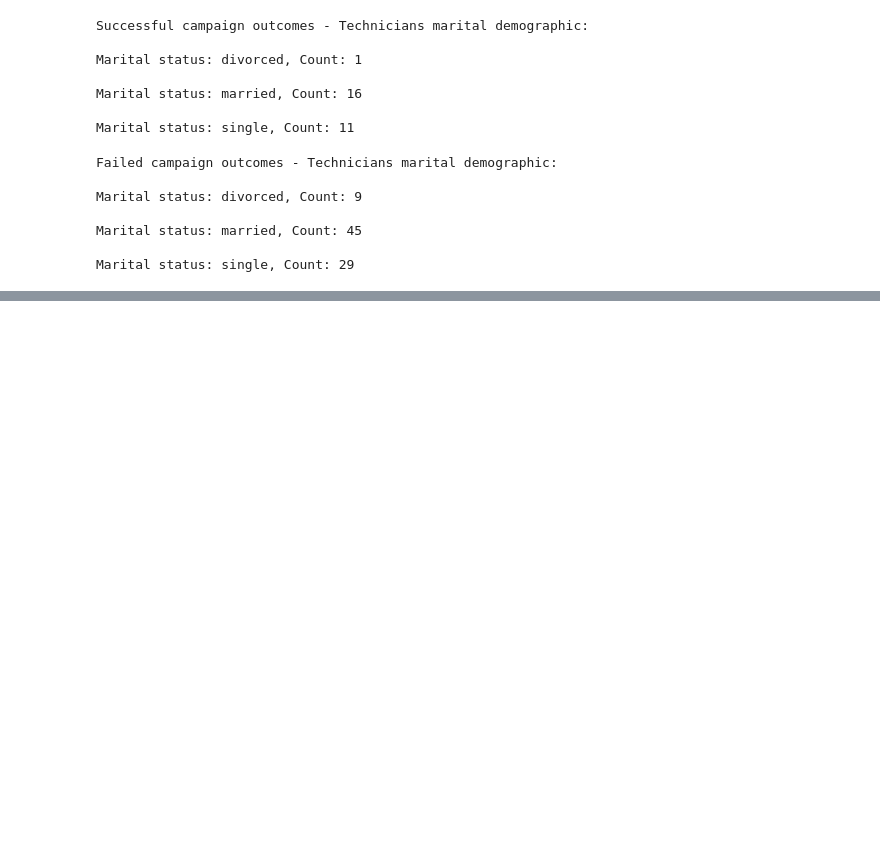
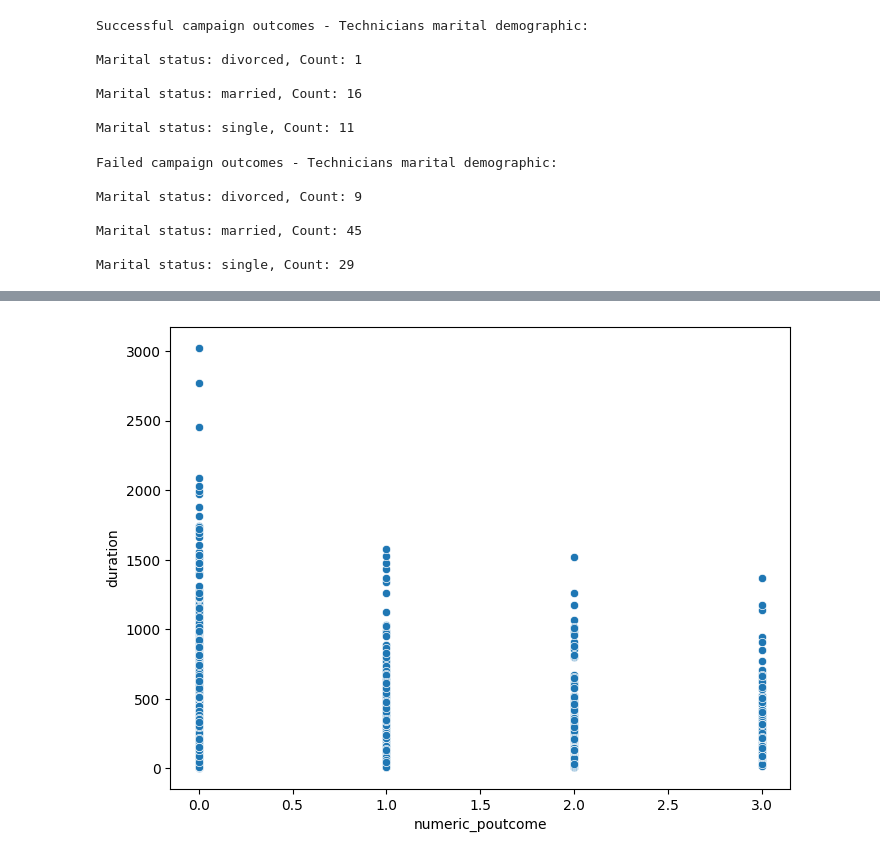
Before and after one commit to Mehtab859/bug-free-octo-fishstick, a Jupyter notebook: bank_notebook.ipynb, the cells around one changed output, grey strips where cells are left out. Cells and saved outputs as stored; diff of their text form; code cells hidden in the pictures; blank space fills up the shorter version.

```diff
--- a/bank_notebook.ipynb
+++ b/bank_notebook.ipynb
@@ -507,0 +410,16 @@ df3.corr(numeric_only=True)
+# %%
+poutcome_filtered = df2[(df2['poutcome'] == 'success')][['month', 'duration', 'day']]
+grouping = poutcome_filtered.groupby('month').size()
+print("Successful outcomes from previous campaign by month:")
+for name, count in grouping.items():
+    print(f"Month {name}, total {count}")
+
+avg_duration = df2['duration'].mean()
+print("\nAverage duration: ", avg_duration)
+
+df2['numeric_poutcome'] = pd.factorize(df2['poutcome'])[0]
+correlation = df2[['duration', 'numeric_poutcome']].corr()
+print("\n", correlation)
+p_value = pearsonr(df2['duration'], df2['numeric_poutcome'])
+print(f"p value: {p_value}")
+df2.head(20)
@@ -507,0 +464,7 @@ df3.corr(numeric_only=True)
+# %%
+#Visualise duration vs outcome
+plt.figure(figsize=(8,6))
+sns.scatterplot(x = 'numeric_poutcome', y = 'duration', data = df2)
+plt.show()
+# %% [output]
+[figure, added]
```
Also changed, not shown: parts of 28 cells of this notebook.
